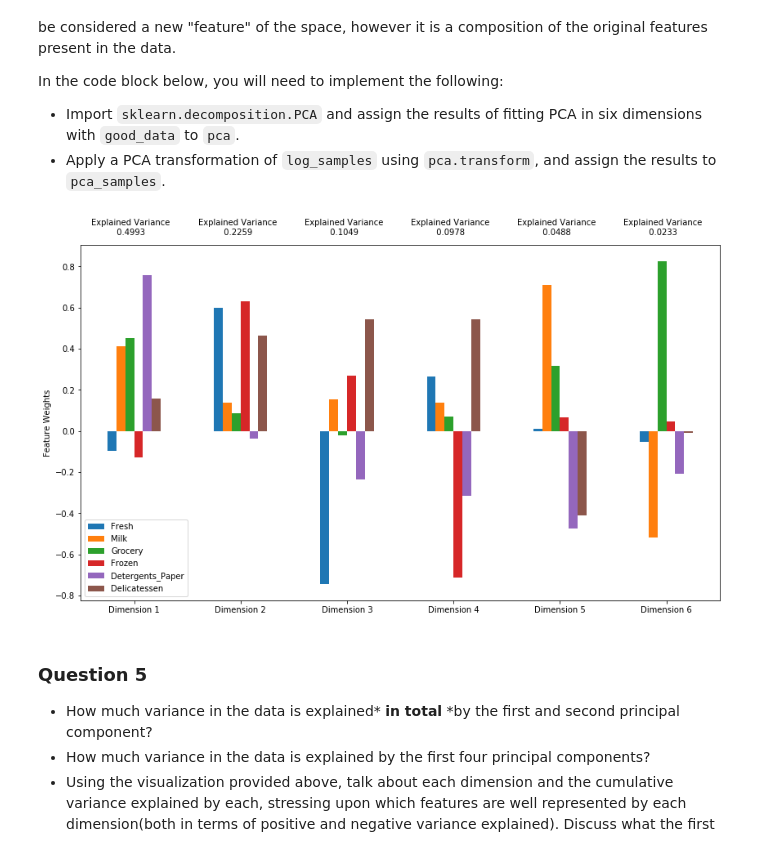
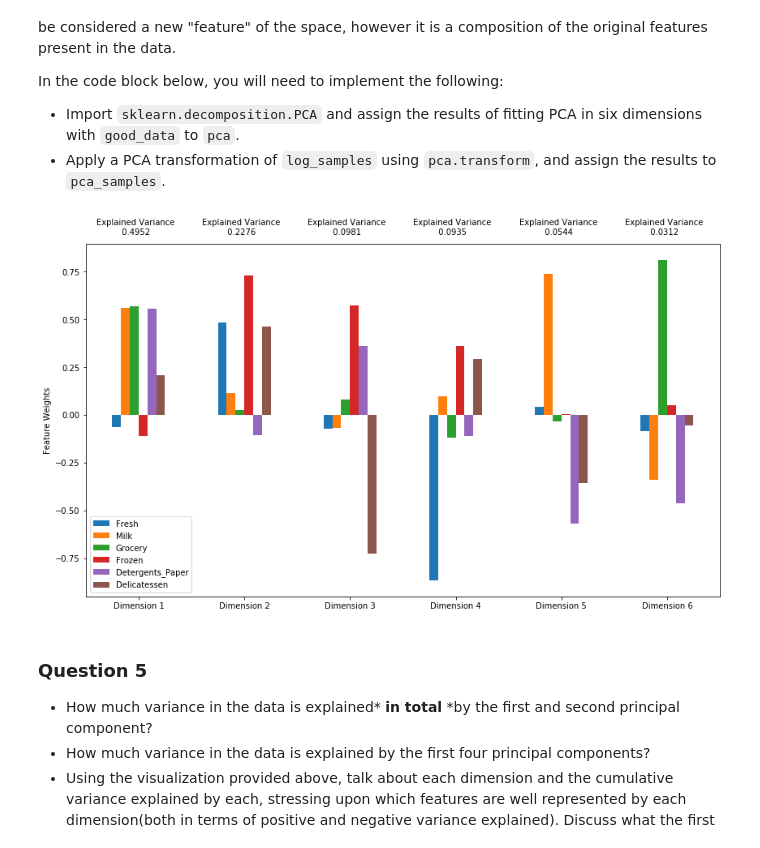
Before and after one commit to TomLin/MLND-practice, a Jupyter notebook: Practice_customer_segments/customer_segments.ipynb, the cells around one changed output. Saved outputs shown, nothing was run; the diff lists cells and outputs as text; code cells hidden in the pictures.

```diff
--- a/Practice_customer_segments/customer_segments.ipynb
+++ b/Practice_customer_segments/customer_segments.ipynb
@@ -180,12 +180,22 @@ In the code block below, you will need to implement the following:
  - Assign a copy of the data to `log_data` after applying logarithmic scaling. Use the `np.log` function for this.
  - Assign a copy of the sample data to `log_samples` after applying logarithmic scaling. Again, use `np.log`.
 # %%
+from sklearn.preprocessing import StandardScaler
 # TODO: Scale the data using the natural logarithm
 log_data = np.log(data)
 
 # TODO: Scale the sample data using the natural logarithm
 log_samples = np.log(samples)
 
+# with the advice from mentor, I further scales the log_data to standardized log_data
+scaler = StandardScaler()
+scaler.fit(log_data)
+log_data_std = pd.DataFrame(scaler.transform(log_data), \
+                            index = log_data.index.values, columns = log_data.columns.values)
+log_samples_std = pd.DataFrame(scaler.transform(log_samples), \
+                               index = log_samples.index.values, columns = log_samples.columns.values)
+
+
 # Produce a scatter matrix for each pair of newly-transformed features
-pd.plotting.scatter_matrix(log_data, alpha = 0.3, figsize = (14,8), diagonal = 'kde');
+pd.plotting.scatter_matrix(log_data_std, alpha = 0.3, figsize = (14,8), diagonal = 'kde');
 # %% [output]
@@ -219,21 +229,21 @@ Once you have performed this implementation, the dataset will be stored in the v
 # For each feature find the data points with extreme high or low values
 outliers_count = [] # used for collecting index of outlier, including duplicates
 outliers_set = set() # taking advantage of the property of sets to collect unique index and drop out the duplicates
-for feature in log_data.keys():
+for feature in log_data_std.keys():
 
     # TODO: Calculate Q1 (25th percentile of the data) for the given feature
-    Q1 = np.percentile(a = log_data[feature], q = 25)
+    Q1 = np.percentile(a = log_data_std[feature], q = 25)
 
     # TODO: Calculate Q3 (75th percentile of the data) for the given feature
-    Q3 = np.percentile(a = log_data[feature], q = 75)
+    Q3 = np.percentile(a = log_data_std[feature], q = 75)
 
     # TODO: Use the interquartile range to calculate an outlier step (1.5 times the interquartile range)
     step = 1.5*(Q3-Q1)
 
     # Display the outliers
     print "Data points considered outliers for the feature '{}':".format(feature)
-    display(log_data[~((log_data[feature] >= Q1 - step) & (log_data[feature] <= Q3 + step))])
-    drop_index = log_data[~((log_data[feature] >= Q1 - step) & (log_data[feature] <= Q3 + step))].index.values
+    display(log_data_std[~((log_data_std[feature] >= Q1 - step) & (log_data_std[feature] <= Q3 + step))])
+    drop_index = log_data_std[~((log_data_std[feature] >= Q1 - step) & (log_data_std[feature] <= Q3 + step))].index.values
     outliers_count.extend(drop_index)
 
     drop_index = set(drop_index)
@@ -244,7 +254,7 @@ for feature in log_data.keys():
 outliers = list(outliers_set) # convert type from set to list
 
 # Remove the outliers, if any were specified
-good_data = log_data.drop(log_data.index[outliers]).reset_index(drop = True)
+good_data = log_data_std.drop(log_data_std.index[outliers]).reset_index(drop = True)
 # %% [output]
 Data points considered outliers for the feature 'Fresh':
 |  | Fresh | Milk | Grocery | Frozen | Detergents_Paper | Delicatessen |
@@ -340,15 +351,15 @@ In the code block below, you will need to implement the following:
 # %%
 # TODO: Apply PCA by fitting the good data with the same number of dimensions as features
 from sklearn.decomposition import PCA
 pca = PCA().fit(good_data)
 
 # TODO: Transform log_samples using the PCA fit above
-pca_samples = pca.transform(log_samples)
+pca_samples = pca.transform(log_samples_std)
 
 # Generate PCA results plot
 pca_results = vs.pca_results(good_data, pca)
 # %% [output]
-[figure, old version]
+[figure, new version]
 # %% [markdown]
 ### Question 5
 
```
Also changed, not shown: parts of 24 cells of this notebook, 5 other files.
